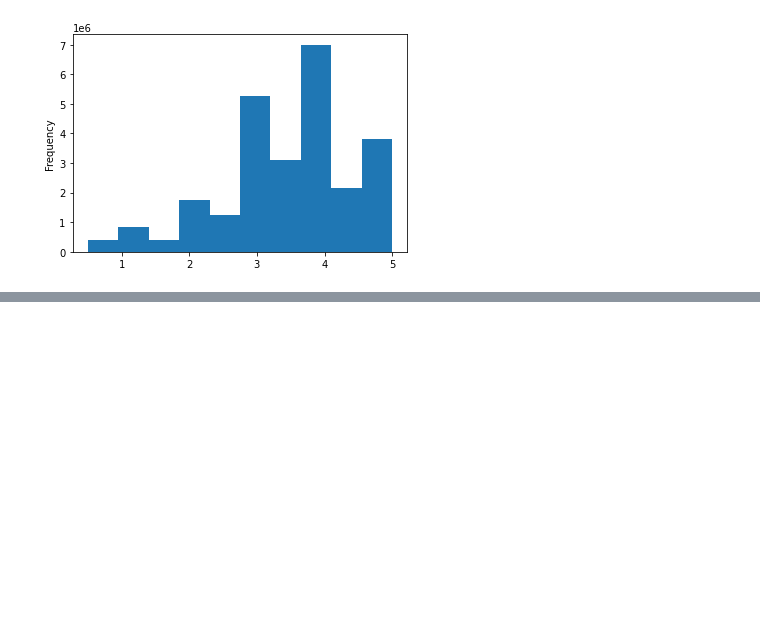
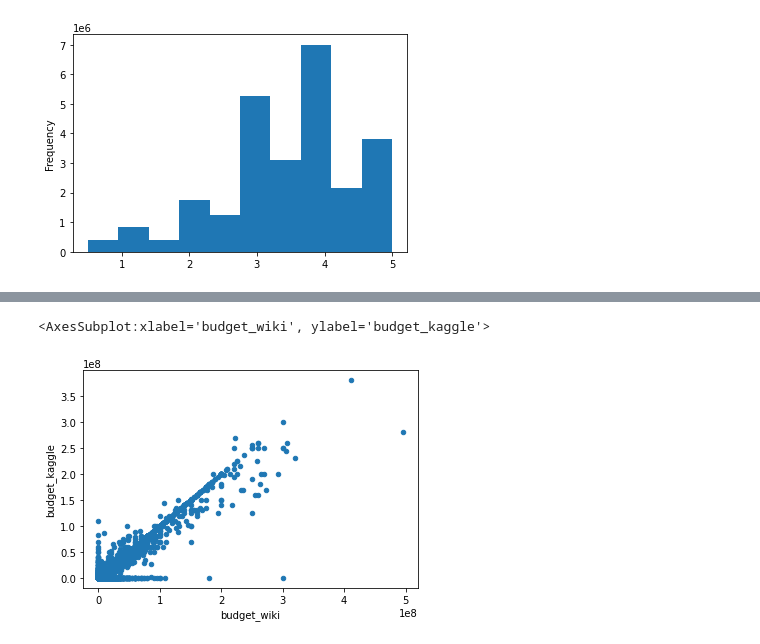
Before and after one commit to HannaKim4673/Movies-ETL, a Jupyter notebook: Extraction_and_Transformation_Code.ipynb, the cells around one changed output, grey strips where cells are left out. Drawn from its saved outputs; the diff is of its cells as text; code cells hidden in the pictures; blank space fills up the shorter version.

```diff
--- a/Extraction_and_Transformation_Code.ipynb
+++ b/Extraction_and_Transformation_Code.ipynb
@@ -694,0 +755,6 @@ Name: rating, dtype: float64
+# %%
+# Fills in missing budget values with 0s and creates scatterplot of budgets from both datasets
+movies_df.fillna(0).plot(x='budget_wiki',y='budget_kaggle', kind='scatter')
+# %% [output]
+<AxesSubplot:xlabel='budget_wiki', ylabel='budget_kaggle'>
+[figure, added]
```
Also changed, not shown: parts of 25 cells of this notebook.
